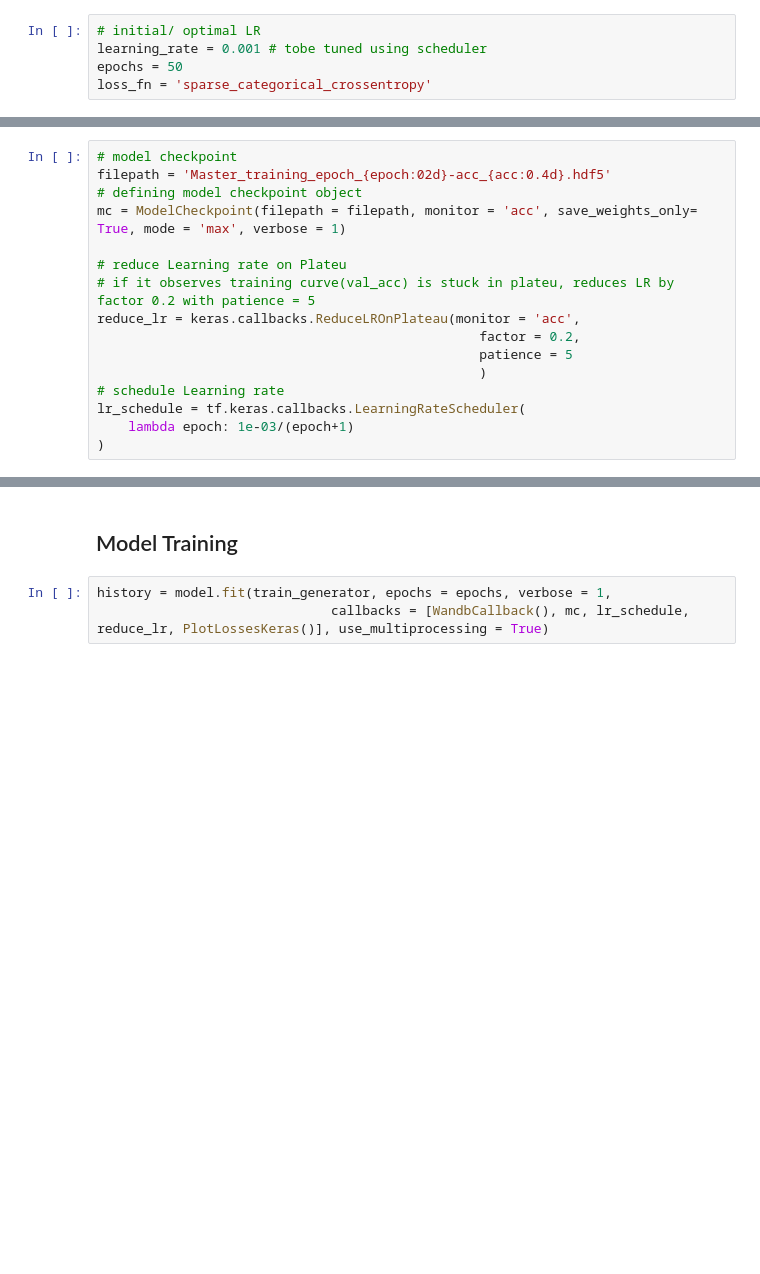
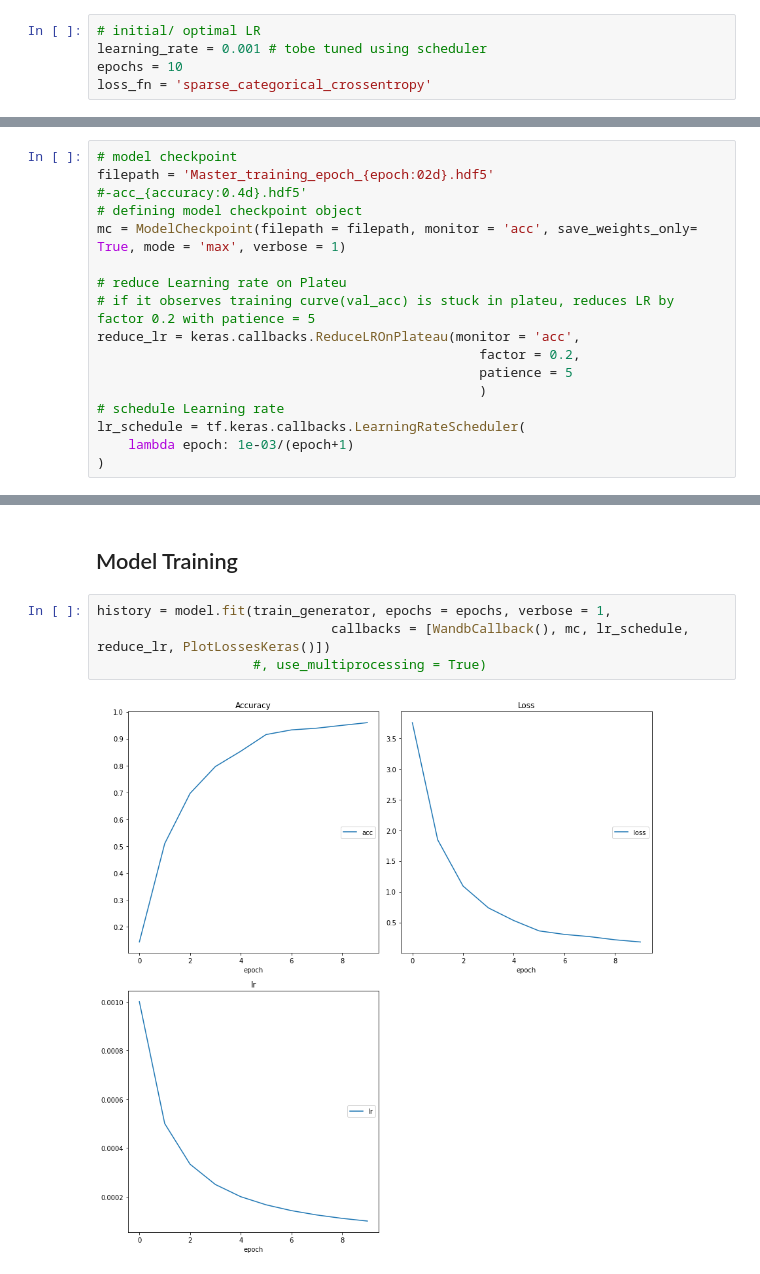
Before and after one commit to sayan0506/Comparative-STudy-of-Effect-of-Transfer-Learning-om-Different-Handwritten-Digit-Datasets-using-WandB, a Jupyter notebook: IIITD_assignment_task_2_test_script.ipynb, the cells around one changed output, grey strips where cells are left out. Saved outputs shown, nothing was run; the diff lists cells and outputs as text; blank space fills up the shorter version.

```diff
--- a/IIITD_assignment_task_2_test_script.ipynb
+++ b/IIITD_assignment_task_2_test_script.ipynb
@@ -480,7 +504,7 @@ plot_model(model)
 # %%
 # initial/ optimal LR
 learning_rate = 0.001 # tobe tuned using scheduler
-epochs = 50
+epochs = 10
 loss_fn = 'sparse_categorical_crossentropy'
 # %% [markdown]
 #### Configuring wandb to initialize and log training
@@ -526,7 +557,8 @@ Callbacks
 3. Reduce Learnin Rate on Plateu is used to rescue the training curve when it is stuck in a plateu over a sepcified episodes
 # %%
 # model checkpoint
-filepath = 'Master_training_epoch_{epoch:02d}-acc_{acc:0.4d}.hdf5'
+filepath = 'Master_training_epoch_{epoch:02d}.hdf5'
+#-acc_{accuracy:0.4d}.hdf5'
 # defining model checkpoint object
 mc = ModelCheckpoint(filepath = filepath, monitor = 'acc', save_weights_only= True, mode = 'max', verbose = 1)
 
@@ -556,4 +590,7 @@ model.evaluate_generator(train_generator)
 ## Model Training
 # %%
 history = model.fit(train_generator, epochs = epochs, verbose = 1,
-                              callbacks = [WandbCallback(), mc, lr_schedule, reduce_lr, PlotLossesKeras()], use_multiprocessing = True)
+                              callbacks = [WandbCallback(), mc, lr_schedule, reduce_lr, PlotLossesKeras()])
+                    #, use_multiprocessing = True)
+# %% [output]
+[figure, added]
```
Also changed, not shown: parts of 6 cells of this notebook.
